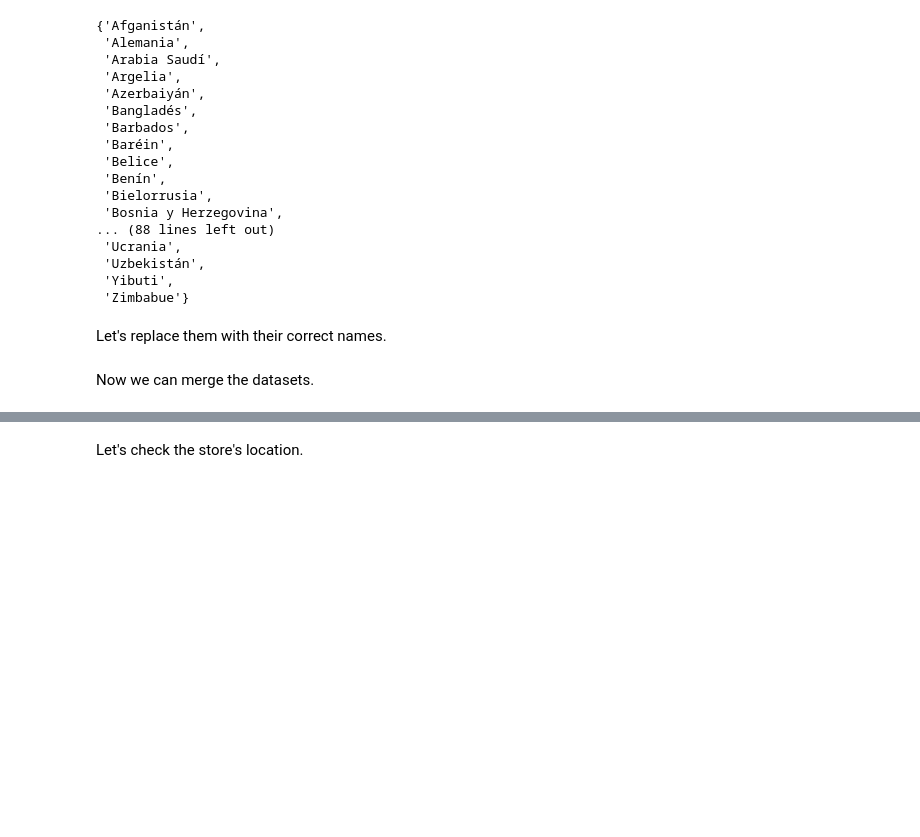
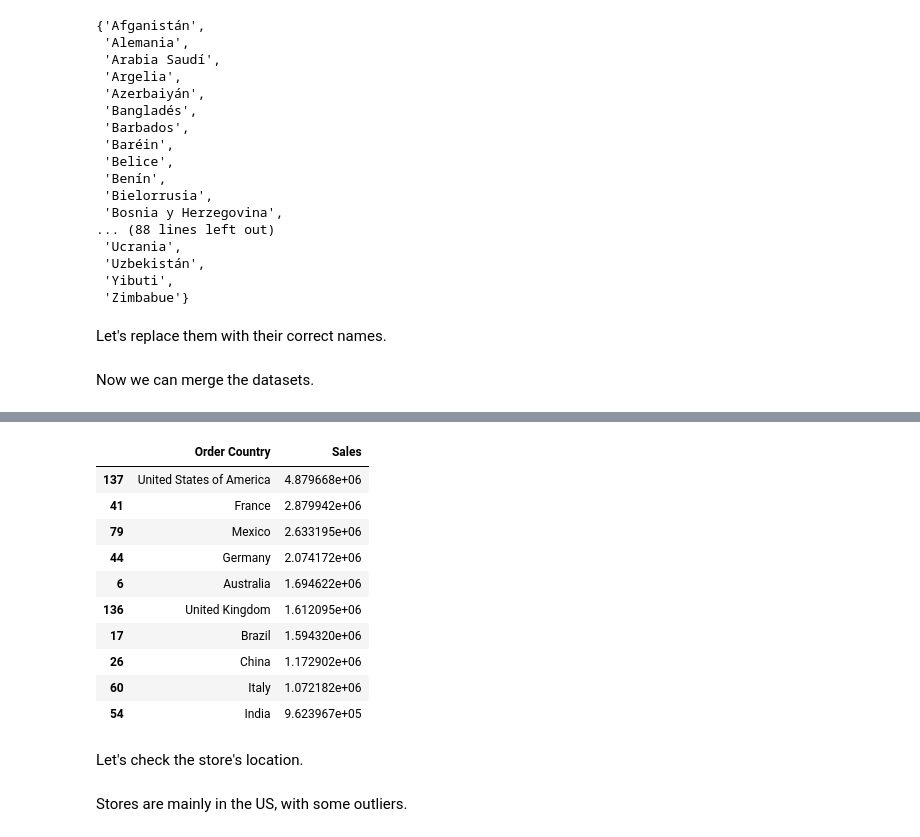
Before and after one commit to emirhansilsupur/supply-chain-analytics-forecasting, a Jupyter notebook: SC_Analytics_Forecasting.ipynb, the cells around one changed output, grey strips where cells are left out. Cells and saved outputs as stored; diff of their text form; code cells hidden in the pictures; blank space fills up the shorter version.

```diff
--- a/SC_Analytics_Forecasting.ipynb
+++ b/SC_Analytics_Forecasting.ipynb
@@ -497,2 +461,16 @@ plt.show()
+# %%
+world_sales.groupby("Order Country")["Sales"].sum().reset_index(name="Sales").sort_values(by="Sales",ascending=False)[:10]
+# %% [output]
+|  | Order Country | Sales |
+| 137 | United States of America | 4.879668e+06 |
+| 41 | France | 2.879942e+06 |
+| 79 | Mexico | 2.633195e+06 |
+| 44 | Germany | 2.074172e+06 |
+| 6 | Australia | 1.694622e+06 |
+| 136 | United Kingdom | 1.612095e+06 |
+| 17 | Brazil | 1.594320e+06 |
+| 26 | China | 1.172902e+06 |
+| 60 | Italy | 1.072182e+06 |
+| 54 | India | 9.623967e+05 |
 # %% [markdown]
 Let's check the store's location.
@@ -498,0 +493,2 @@ Let's check the store's location.
+# %% [markdown]
+Stores are mainly in the US, with some outliers.
```
Also changed, not shown: parts of 23 cells of this notebook.
